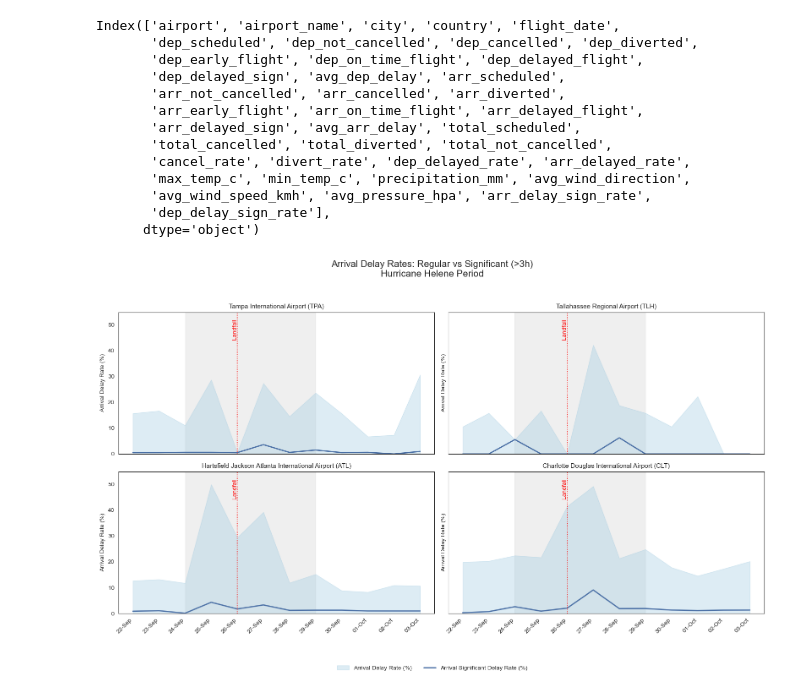
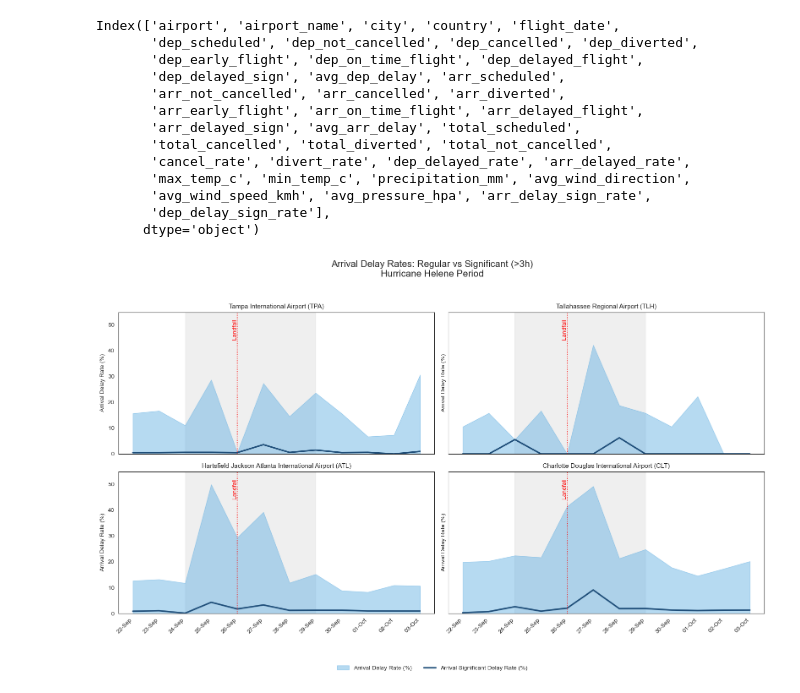
Before and after one commit to mail341/da-08122025-analytics-engineering-project, a Jupyter notebook: plotting_tables_Alina.ipynb, the cells around one changed output. Drawn from its saved outputs; the diff is of its cells as text; code cells hidden in the pictures.

```diff
--- a/plotting_tables_Alina.ipynb
+++ b/plotting_tables_Alina.ipynb
@@ -894,10 +894,6 @@ mart_daily_flights_weather['arr_delay_sign_rate'] = (mart_daily_flights_weather[
 
 mart_daily_flights_weather['dep_delay_sign_rate'] = (mart_daily_flights_weather['dep_delayed_sign']/mart_daily_flights_weather['dep_scheduled']*100).round(2)
 # %%
-import matplotlib.pyplot as plt
-import matplotlib.dates as mdates
-import seaborn as sns
-import pandas as pd
 
 hurricane_start = pd.to_datetime("2024-09-24")
 hurricane_end   = pd.to_datetime("2024-09-29")
@@ -909,7 +905,6 @@ mart_daily_flights_weather['flight_date'] = pd.to_datetime(
     mart_daily_flights_weather['flight_date']
 )
 
-# глобальная шкала только по arrival delay
 rate_cols = ['arr_delayed_rate', 'arr_delay_sign_rate']
 y_max = mart_daily_flights_weather[rate_cols].max().max() * 1.1
 
@@ -929,55 +924,53 @@ for ax, airport in zip(axes, airports):
         mart_daily_flights_weather['airport'] == airport
     ].sort_values('flight_date')
 
-    # Hurricane shading
     ax.axvspan(hurricane_start, hurricane_end, color='grey', alpha=0.12)
 
-    # --- Area: regular arrival delay ---
+    # более яркая area
     ax.fill_between(
         sub['flight_date'],
         sub['arr_delayed_rate'],
-        color='#9ecae1',
-        alpha=0.35,
+        color='#5dade2',
+        alpha=0.45,
         label='Arrival Delay Rate (%)'
     )
 
-    # --- Line: significant arrival delay ---
+    # более глубокая линия
     ax.plot(
         sub['flight_date'],
         sub['arr_delay_sign_rate'],
-        color='#4a6fa5',
-        linewidth=2,
+        color='#1f4e79',
+        linewidth=2.5,
         label='Arrival Significant Delay Rate (%)'
     )
 
-    # Landfall
     ax.axvline(landfall_day, color='red', linestyle=':', linewidth=1.2)
     ax.text(
         landfall_day,
         y_max * 0.95,
         "Landfall",
         color='red',
         rotation=90,
         va='top',
         ha='right'
     )
 
     airport_name = sub['airport_name'].iloc[0] if len(sub) else airport
     ax.set_title(f"{airport_name} ({airport})", fontsize=11)
 
     ax.set_ylim(0, y_max)
     ax.set_ylabel("Arrival Delay Rate (%)")
     ax.grid(False)
 
     ax.xaxis.set_major_locator(mdates.DayLocator(interval=1))
     ax.xaxis.set_major_formatter(mdates.DateFormatter('%d-%b'))
     plt.setp(ax.get_xticklabels(), rotation=45, ha='right')
 
 handles, labels = axes[0].get_legend_handles_labels()
 fig.legend(handles, labels, loc="lower center", ncol=2, frameon=False)
 
 plt.tight_layout(rect=[0, 0.08, 1, 0.95])
 plt.savefig("arrival_delay_regular_vs_significant.png", dpi=300, bbox_inches="tight")
 plt.show()
 # %% [output]
-[figure, old version]
+[figure, new version]
```
Also changed, not shown: parts of 1 cell of this notebook.
